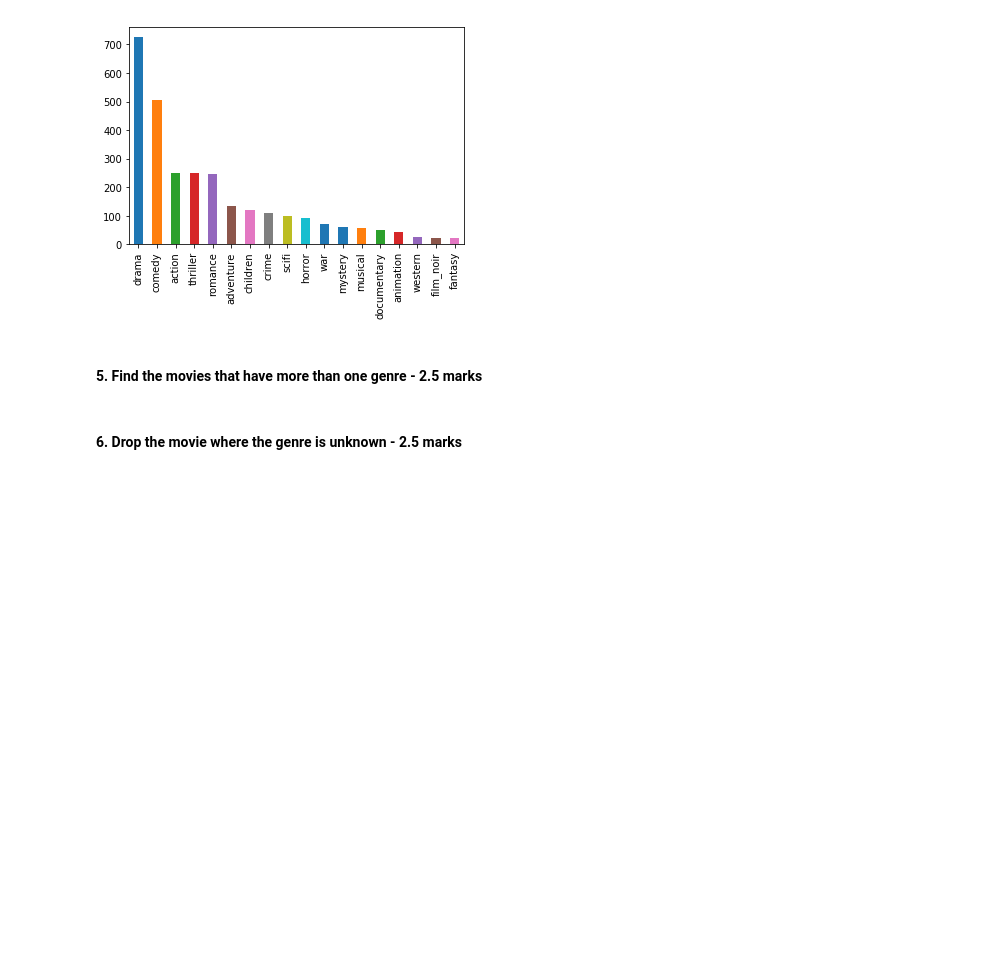
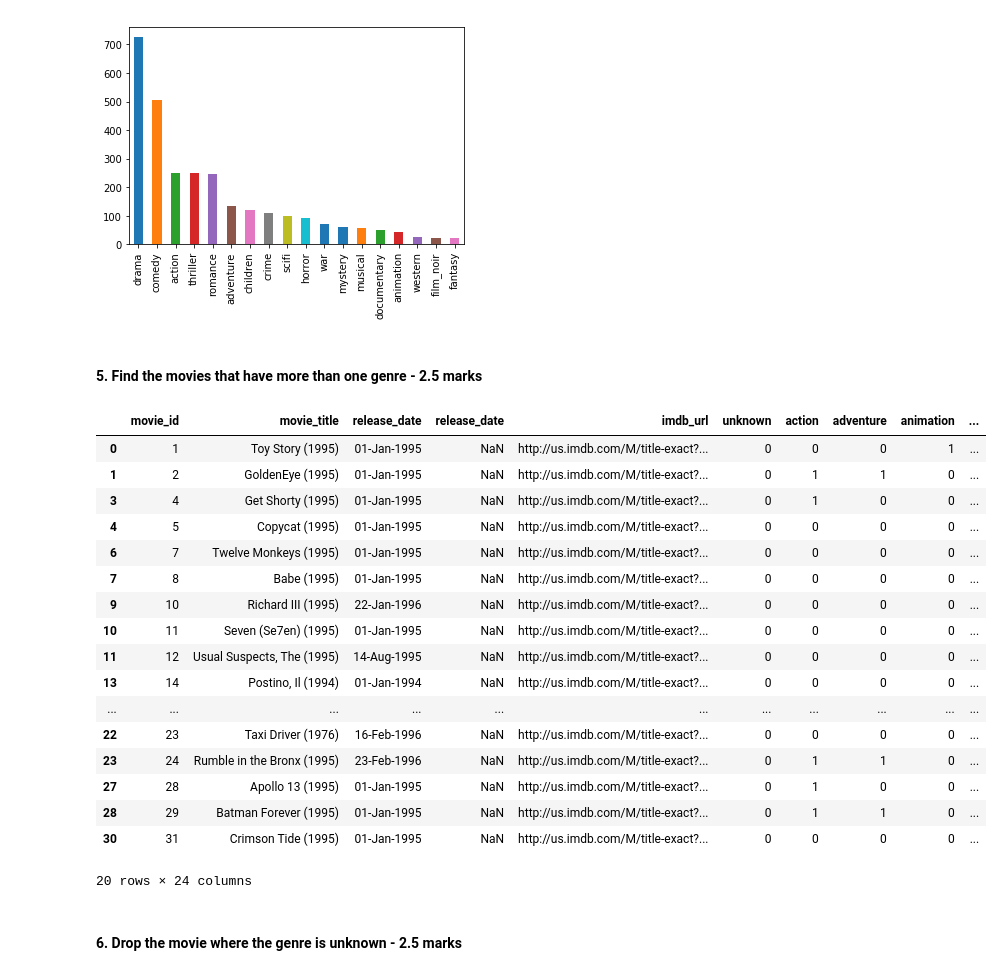
Before and after one commit to rmaciel-prog/PGP-IAML, a Jupyter notebook: MovieLens Project Questions Notebook-1.ipynb, the cells around one changed output. Drawn from its saved outputs; the diff is of its cells as text; code cells hidden in the pictures; blank space fills up the shorter version.

```diff
--- a/MovieLens Project Questions Notebook-1.ipynb
+++ b/MovieLens Project Questions Notebook-1.ipynb
@@ -168,6 +171,27 @@ df_item[collist].sum(axis=0).sort_values(axis=0, ascending=False).plot.bar()
 #### 5. Find the movies that have more than one genre - 2.5 marks
 # %%
 #hint: use sum on the axis = 1
+more_than_one = df_item[df_item[collist].sum(axis=1) > 1]
+more_than_one.head(20)
+# %% [output]
+|  | movie_id | movie_title | release_date | release_date | imdb_url | unknown | action | adventure | animation | ... |
+| 0 | 1 | Toy Story (1995) | 01-Jan-1995 | NaN | http://us.imdb.com/M/title-exact?... | 0 | 0 | 0 | 1 | ... |
+| 1 | 2 | GoldenEye (1995) | 01-Jan-1995 | NaN | http://us.imdb.com/M/title-exact?... | 0 | 1 | 1 | 0 | ... |
+| 3 | 4 | Get Shorty (1995) | 01-Jan-1995 | NaN | http://us.imdb.com/M/title-exact?... | 0 | 1 | 0 | 0 | ... |
+| 4 | 5 | Copycat (1995) | 01-Jan-1995 | NaN | http://us.imdb.com/M/title-exact?... | 0 | 0 | 0 | 0 | ... |
+| 6 | 7 | Twelve Monkeys (1995) | 01-Jan-1995 | NaN | http://us.imdb.com/M/title-exact?... | 0 | 0 | 0 | 0 | ... |
+| 7 | 8 | Babe (1995) | 01-Jan-1995 | NaN | http://us.imdb.com/M/title-exact?... | 0 | 0 | 0 | 0 | ... |
+| 9 | 10 | Richard III (1995) | 22-Jan-1996 | NaN | http://us.imdb.com/M/title-exact?... | 0 | 0 | 0 | 0 | ... |
+| 10 | 11 | Seven (Se7en) (1995) | 01-Jan-1995 | NaN | http://us.imdb.com/M/title-exact?... | 0 | 0 | 0 | 0 | ... |
+| 11 | 12 | Usual Suspects, The (1995) | 14-Aug-1995 | NaN | http://us.imdb.com/M/title-exact?... | 0 | 0 | 0 | 0 | ... |
+| 13 | 14 | Postino, Il (1994) | 01-Jan-1994 | NaN | http://us.imdb.com/M/title-exact?... | 0 | 0 | 0 | 0 | ... |
+| ... | ... | ... | ... | ... | ... | ... | ... | ... | ... | ... |
+| 22 | 23 | Taxi Driver (1976) | 16-Feb-1996 | NaN | http://us.imdb.com/M/title-exact?... | 0 | 0 | 0 | 0 | ... |
+| 23 | 24 | Rumble in the Bronx (1995) | 23-Feb-1996 | NaN | http://us.imdb.com/M/title-exact?... | 0 | 1 | 1 | 0 | ... |
+| 27 | 28 | Apollo 13 (1995) | 01-Jan-1995 | NaN | http://us.imdb.com/M/title-exact?... | 0 | 1 | 0 | 0 | ... |
+| 28 | 29 | Batman Forever (1995) | 01-Jan-1995 | NaN | http://us.imdb.com/M/title-exact?... | 0 | 1 | 1 | 0 | ... |
+| 30 | 31 | Crimson Tide (1995) | 01-Jan-1995 | NaN | http://us.imdb.com/M/title-exact?... | 0 | 0 | 0 | 0 | ... |
+20 rows × 24 columns
 # %% [markdown]
 #### 6. Drop the movie where the genre is unknown - 2.5 marks
 # %% [markdown]
```
Also changed, not shown: parts of 2 cells of this notebook.
